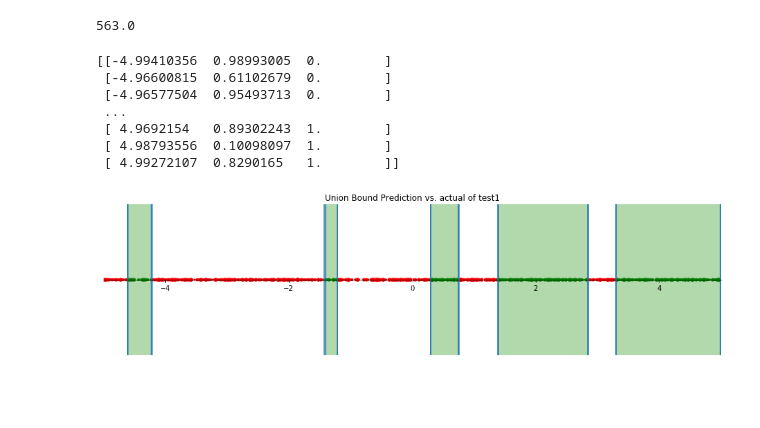
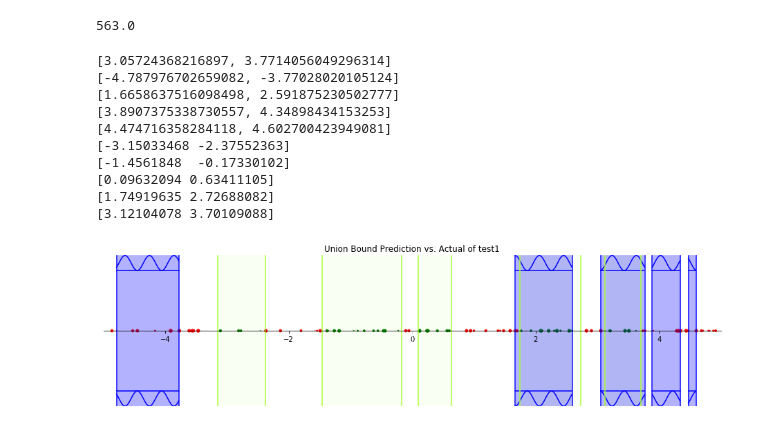
Before and after one commit to CLARKBENHAM/side_projects, a Jupyter notebook: CS6501/Presentation on Pac Learning in the Presence of One-sided Classification Noise.ipynb, the cells around one changed output. Drawn from its saved outputs; the diff is of its cells as text; code cells hidden in the pictures; blank space fills up the shorter version.

```diff
--- a/CS6501/Presentation on Pac Learning in the Presence of One-sided Classification Noise.ipynb
+++ b/CS6501/Presentation on Pac Learning in the Presence of One-sided Classification Noise.ipynb
@@ -75,7 +77,7 @@ class union_interval:
         return final_intervals
 # %%
-test1 = union_interval(k = 5)
-test1.sample(m = 1000)
+test1 = union_interval(k = 5, noise = 0.2)
+test1.sample(m = 100)
 test1.examples = np.delete(test1.examples, 0, 0)
 est = test1.estimate_intervals()
 tru = test1.intervals
@@ -97,0 +93,3 @@ print(est, "\n\n", tru)
+# %%
+test1.noise = 0.2
+test1.estimate_intervals()
@@ -108,48 +119,60 @@ test1.examples[:,2].sum()
 # %%
 from matplotlib import colors
 import matplotlib.transforms as mtransforms
+import math
 
 def plot_union(un_int, name = "test"):
     fig = plt.figure(figsize = (16, 4))
     ax = fig.add_subplot(1,1,1)
     ax.spines['left'].set_position('center')
     ax.spines['bottom'].set_position('center')
     ax.spines['left'].set_color('white')
     # Eliminate upper and right axes
     ax.spines['right'].set_color('none')
     ax.spines['top'].set_color('none')
     # Show ticks in the left and lower axes only
     ax.xaxis.set_ticks_position('bottom')
     ax.get_yaxis().set_visible(False)
     plt.xlim(un_int.space)
     plt.ylim([-1,1])
     clrs = un_int.examples[:,2]
     wghts = un_int.examples[:,1]
     xvals = un_int.examples[:,0]
     cmap = colors.ListedColormap(['red', 'green'])
     plt.scatter(xvals,[0]*len(xvals), s = wghts*100/un_int.k, c = clrs, cmap = cmap)#be better as bars not pnts
-    plt.title("Union Bound Prediction vs. actual of " + name)
+    plt.title("Union Bound Prediction vs. Actual of " + name)
     est_bnds = un_int.estimate_intervals()
+    plt_bnds(est_bnds, ax, 'green', 0.3, est= True)
     tru_bnds = un_int.intervals
-    plt_bnds(est_bnds, ax, 'green', 0.3)
     plt_bnds(tru_bnds, ax, 'xkcd:lime', 0.05)
 
-def plt_bnds(tru_bnds, ax, clr, alpha = 0.1):
+def plt_bnds(tru_bnds, ax, clr, alpha = 0.1, est= False):
     trans = mtransforms.blended_transform_factory(ax.transData, ax.transAxes)
     for bnd in tru_bnds:
-        plt.axvline(x=bnd[0])
-        plt.axvline(x=bnd[-1])
-        x = np.arange(*bnd, 0.01)
+        print(bnd)
+        x = np.arange(bnd[0] - 0.000001, bnd[-1] + 0.000001, 0.01)
+        clr = clr
+        if est:
+            clr = "b"
+            plt.plot(x, [0.8]*len(x), c = clr)
+            plt.plot(x, np.sin(x*min(16, 16/abs(bnd[0] - bnd[-1]+0.01)))*0.1+0.9, c = clr)
+            plt.plot(x, [-0.8]*len(x), c = clr)
+            plt.plot(x, np.sin(x*min(16, 16/abs(bnd[0] - bnd[-1]+0.01)))*-0.1 - 0.9, c = clr)
+        plt.axvline(x=bnd[0], c = clr)
+        plt.axvline(x=bnd[-1], c = clr)
         ax.fill_between(x, 0, 1, where= x >= bnd[0],
-                facecolor=clr, alpha=alpha, transform=trans)#fills between all valid pnts
+                facecolor=clr, alpha=alpha, transform=trans)#x limited to values between bnds, fills between all valid pnts
 
 plot_union(test1, "test1")
 # %% [output]
-[[-4.99410356  0.98993005  0.        ]
- [-4.96600815  0.61102679  0.        ]
- [-4.96577504  0.95493713  0.        ]
- ...
- [ 4.9692154   0.89302243  1.        ]
- [ 4.98793556  0.10098097  1.        ]
- [ 4.99272107  0.8290165   1.        ]]
+[3.05724368216897, 3.7714056049296314]
+[-4.787976702659082, -3.77028020105124]
+[1.6658637516098498, 2.591875230502777]
+[3.8907375338730557, 4.34898434153253]
+[4.474716358284118, 4.602700423949081]
+[-3.15033468 -2.37552363]
+[-1.4561848  -0.17330102]
+[0.09632094 0.63411105]
+[1.74919635 2.72688082]
+[3.12104078 3.70109088]
-[figure, old version]
+[figure, new version]
```
Also changed, not shown: parts of 3 cells of this notebook.
